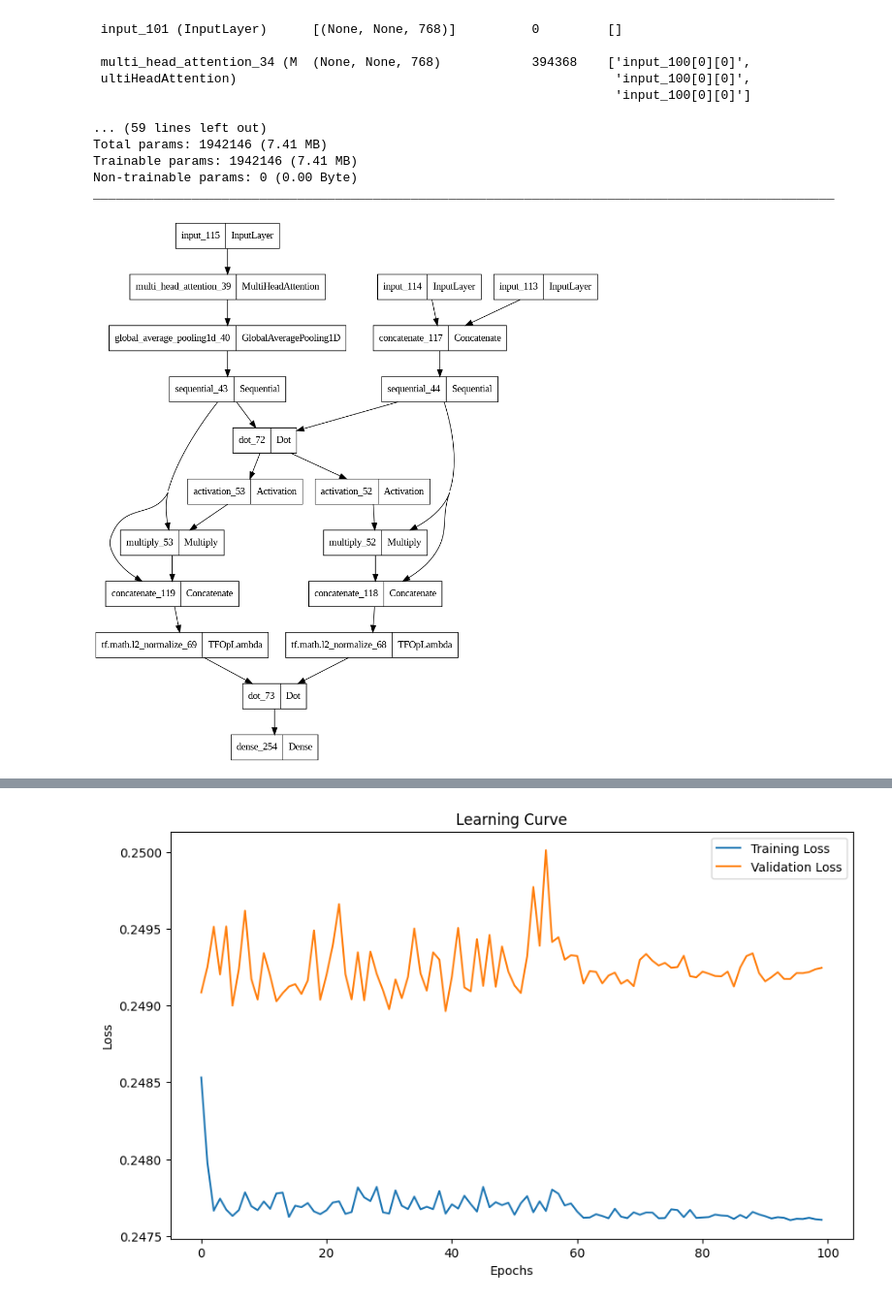
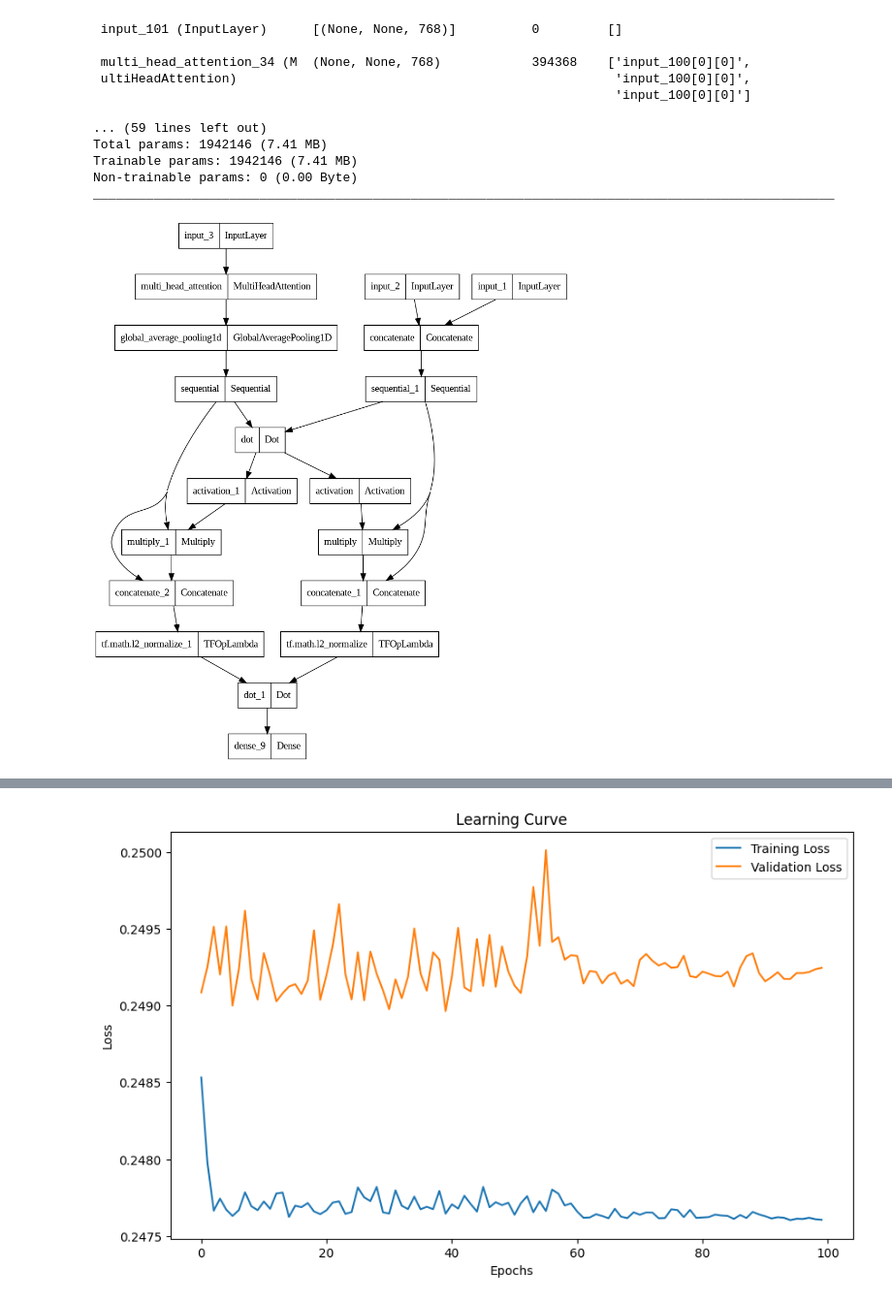
Before and after one commit to JasonDepblu/potential-spork, a Jupyter notebook: new_model.ipynb, the cells around one changed output, grey strips where cells are left out. Shown at 97% size. Saved outputs shown, nothing was run; the diff lists cells and outputs as text; code cells hidden in the pictures.

```diff
--- a/new_model.ipynb
+++ b/new_model.ipynb
@@ -960,10 +777,10 @@ output = tf.keras.layers.Dense(1, activation='sigmoid')(d_out)
 # output = Dense(1, activation='sigmoid')(combined_features)
 
 # 构建模型
-model = Model(inputs=[input_user_emb, input_car_emb, input_user_num, input_car_num], outputs=output)
+model_rc = Model(inputs=[input_user_emb, input_car_emb, input_user_num, input_car_num], outputs=output)
 
 # 显示模型摘要
-model.summary()
+model_rc.summary()
 # %% [output]
 Model: "model_16"
 __________________________________________________________________________________________________
@@ -983,9 +800,9 @@ Trainable params: 1942146 (7.41 MB)
 Non-trainable params: 0 (0.00 Byte)
 __________________________________________________________________________________________________
 # %%
-tf.keras.utils.plot_model(model, "/content/my_model.png")
+tf.keras.utils.plot_model(model_rc, "/content/my_model.png")
 # %% [output]
-[figure, old version]
+[figure, new version]
 # %%
 def contrastive_loss(y_true, y_pred, margin=1):
     """
```
Also changed, not shown: parts of 32 cells of this notebook.
